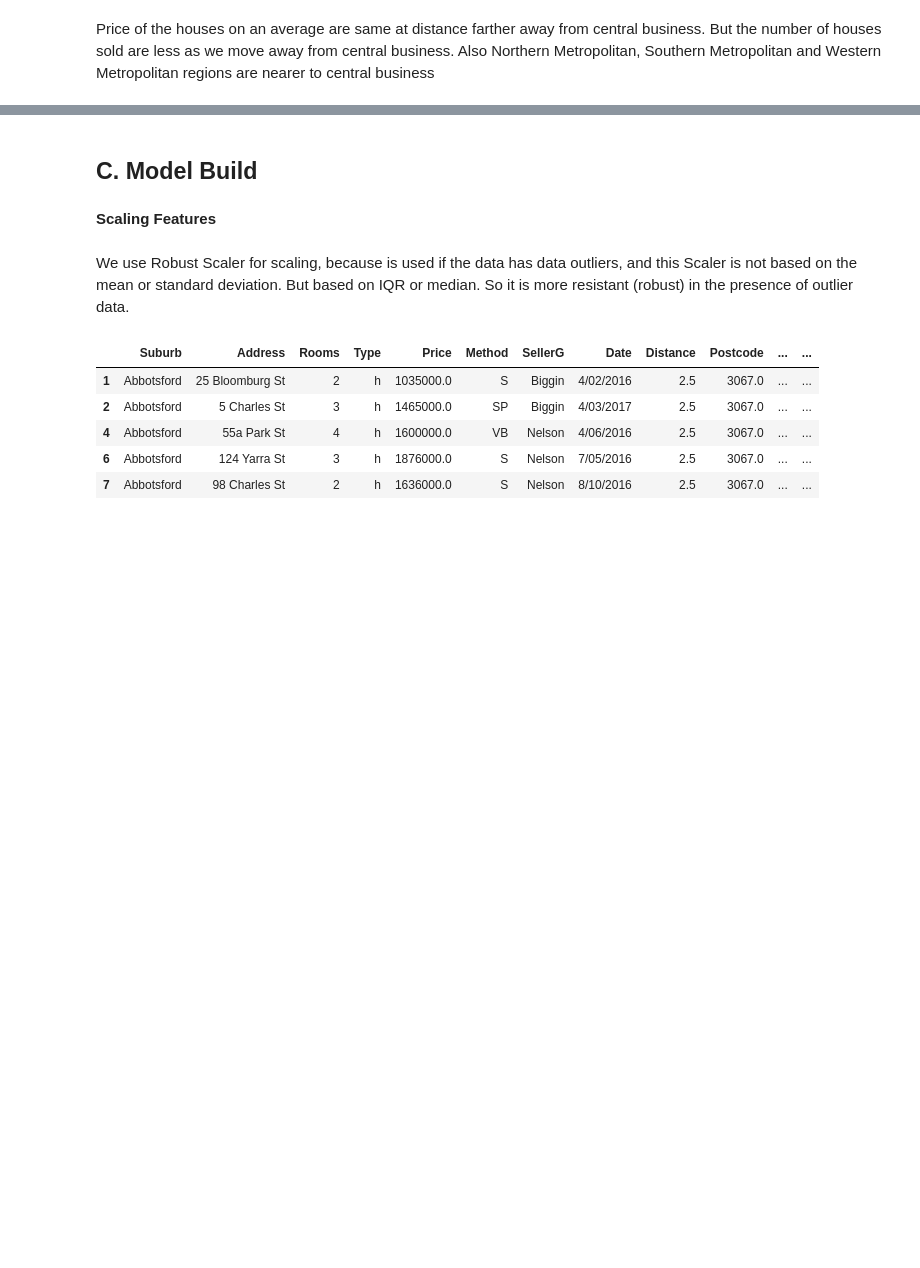
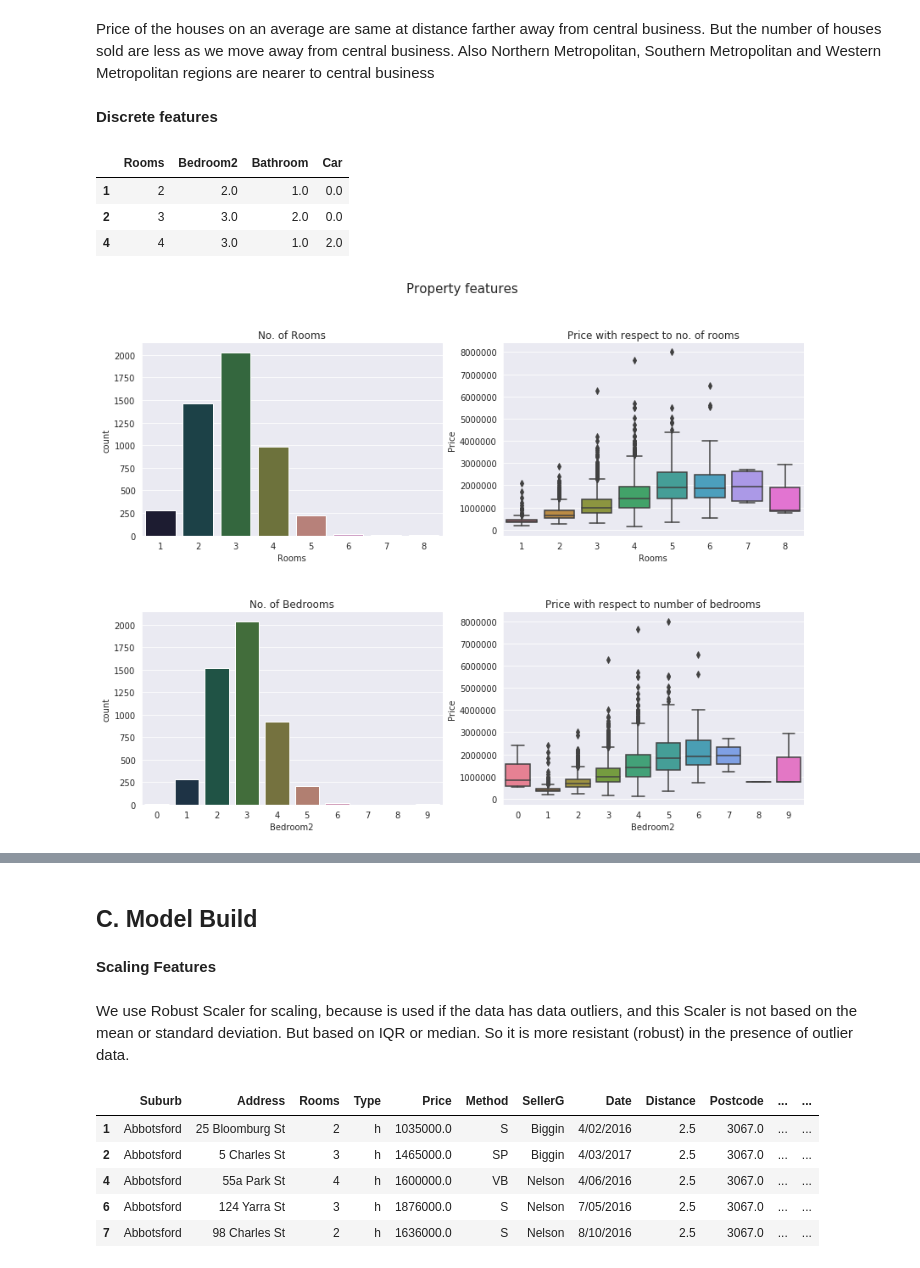
Before and after one commit to dickyalsyah/Advance-Regression, a Jupyter notebook: Dicky Alamsyah - Remedial Modul 3.ipynb, the cells around one changed output, grey strips where cells are left out. Cells and saved outputs as stored; diff of their text form; code cells hidden in the pictures; blank space fills up the shorter version.

```diff
--- a/Dicky Alamsyah - Remedial Modul 3.ipynb
+++ b/Dicky Alamsyah - Remedial Modul 3.ipynb
@@ -294,2 +285,11 @@ sns.scatterplot(y=np.log(house['price_per_unit_area']),x = house['Distance'],dat
 # %% [markdown]
 Price of the houses on an average are same at distance farther away from central business. But the number of houses sold are less as we move away from central business. Also Northern Metropolitan, Southern Metropolitan and Western Metropolitan regions are nearer to central business
+# %% [markdown]
+**Discrete features**
+# %%
+house[discrete_feature].head(3)
+# %% [output]
+|  | Rooms | Bedroom2 | Bathroom | Car |
+| 1 | 2 | 2.0 | 1.0 | 0.0 |
+| 2 | 3 | 3.0 | 2.0 | 0.0 |
+| 4 | 4 | 3.0 | 1.0 | 2.0 |
@@ -295,0 +301,14 @@ Price of the houses on an average are same at distance farther away from central
+# %%
+fig, axarr = plt.subplots(2, 2, figsize=(14,10))
+fig.suptitle('Property features',fontsize=15)
+
+sns.countplot(house['Rooms'],ax=axarr[0][0],palette='cubehelix').set_title('No. of Rooms')
+sns.countplot(house['Bedroom2'],ax=axarr[1][0],palette='cubehelix').set_title('No. of Bedrooms')
+sns.boxplot(x=house['Bedroom2'],y=house['Price'],ax=axarr[1][1],palette='husl').set_title('Price with respect to number of bedrooms')
+sns.boxplot(x=house['Rooms'],y=house['Price'],ax=axarr[0][1],palette='husl').set_title('Price with respect to no. of rooms')
+
+plt.subplots_adjust(hspace=.4)
+sns.set_style('darkgrid')
+sns.despine()
+# %% [output]
+[figure, added]
```
Also changed, not shown: parts of 20 cells of this notebook.
